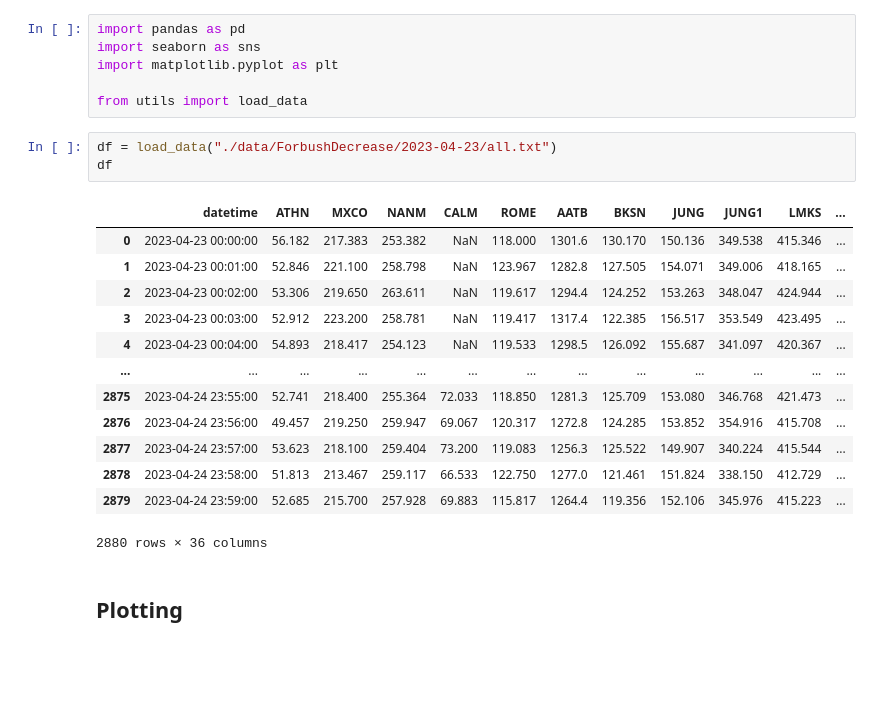
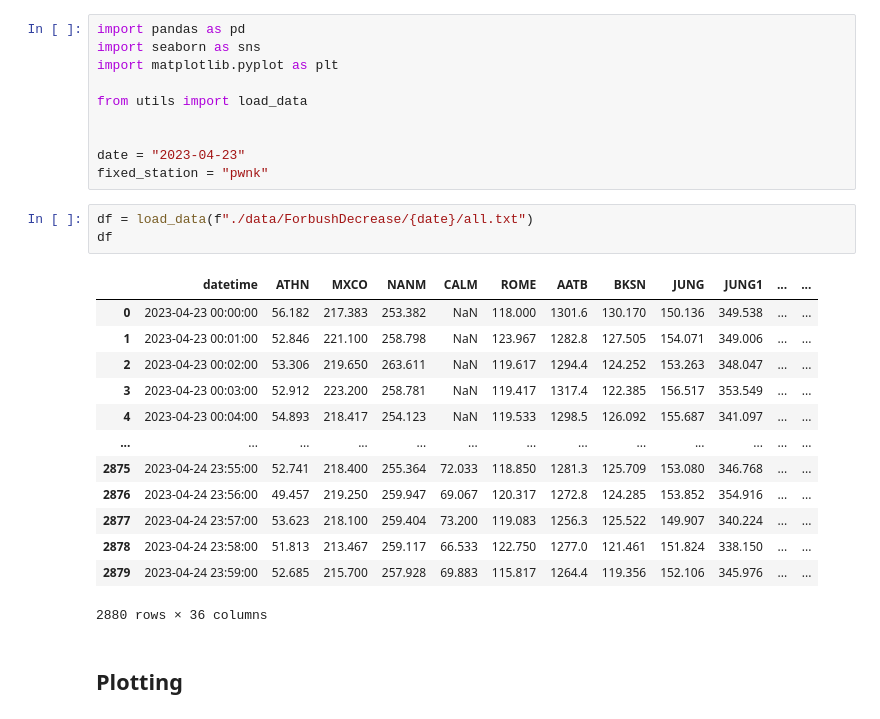
Before and after one commit to dosquisd/NMDB, a Jupyter notebook: 001_process_data.ipynb, the cells around one changed output. Drawn from its saved outputs; the diff is of its cells as text; blank space fills up the shorter version.

```diff
--- a/001_process_data.ipynb
+++ b/001_process_data.ipynb
@@ -4,22 +4,26 @@ import seaborn as sns
 import matplotlib.pyplot as plt
 
 from utils import load_data
+
+
+date = "2023-04-23"
+fixed_station = "pwnk"
 # %%
-df = load_data("./data/ForbushDecrease/2023-04-23/all.txt")
+df = load_data(f"./data/ForbushDecrease/{date}/all.txt")
 df
 # %% [output]
-|  | datetime | ATHN | MXCO | NANM | CALM | ROME | AATB | BKSN | JUNG | JUNG1 | LMKS | ... |
-| 0 | 2023-04-23 00:00:00 | 56.182 | 217.383 | 253.382 | NaN | 118.000 | 1301.6 | 130.170 | 150.136 | 349.538 | 415.346 | ... |
-| 1 | 2023-04-23 00:01:00 | 52.846 | 221.100 | 258.798 | NaN | 123.967 | 1282.8 | 127.505 | 154.071 | 349.006 | 418.165 | ... |
-| 2 | 2023-04-23 00:02:00 | 53.306 | 219.650 | 263.611 | NaN | 119.617 | 1294.4 | 124.252 | 153.263 | 348.047 | 424.944 | ... |
-| 3 | 2023-04-23 00:03:00 | 52.912 | 223.200 | 258.781 | NaN | 119.417 | 1317.4 | 122.385 | 156.517 | 353.549 | 423.495 | ... |
-| 4 | 2023-04-23 00:04:00 | 54.893 | 218.417 | 254.123 | NaN | 119.533 | 1298.5 | 126.092 | 155.687 | 341.097 | 420.367 | ... |
+|  | datetime | ATHN | MXCO | NANM | CALM | ROME | AATB | BKSN | JUNG | JUNG1 | ... | ... |
+| 0 | 2023-04-23 00:00:00 | 56.182 | 217.383 | 253.382 | NaN | 118.000 | 1301.6 | 130.170 | 150.136 | 349.538 | ... | ... |
+| 1 | 2023-04-23 00:01:00 | 52.846 | 221.100 | 258.798 | NaN | 123.967 | 1282.8 | 127.505 | 154.071 | 349.006 | ... | ... |
+| 2 | 2023-04-23 00:02:00 | 53.306 | 219.650 | 263.611 | NaN | 119.617 | 1294.4 | 124.252 | 153.263 | 348.047 | ... | ... |
+| 3 | 2023-04-23 00:03:00 | 52.912 | 223.200 | 258.781 | NaN | 119.417 | 1317.4 | 122.385 | 156.517 | 353.549 | ... | ... |
+| 4 | 2023-04-23 00:04:00 | 54.893 | 218.417 | 254.123 | NaN | 119.533 | 1298.5 | 126.092 | 155.687 | 341.097 | ... | ... |
 | ... | ... | ... | ... | ... | ... | ... | ... | ... | ... | ... | ... | ... |
-| 2875 | 2023-04-24 23:55:00 | 52.741 | 218.400 | 255.364 | 72.033 | 118.850 | 1281.3 | 125.709 | 153.080 | 346.768 | 421.473 | ... |
-| 2876 | 2023-04-24 23:56:00 | 49.457 | 219.250 | 259.947 | 69.067 | 120.317 | 1272.8 | 124.285 | 153.852 | 354.916 | 415.708 | ... |
-| 2877 | 2023-04-24 23:57:00 | 53.623 | 218.100 | 259.404 | 73.200 | 119.083 | 1256.3 | 125.522 | 149.907 | 340.224 | 415.544 | ... |
-| 2878 | 2023-04-24 23:58:00 | 51.813 | 213.467 | 259.117 | 66.533 | 122.750 | 1277.0 | 121.461 | 151.824 | 338.150 | 412.729 | ... |
-| 2879 | 2023-04-24 23:59:00 | 52.685 | 215.700 | 257.928 | 69.883 | 115.817 | 1264.4 | 119.356 | 152.106 | 345.976 | 415.223 | ... |
+| 2875 | 2023-04-24 23:55:00 | 52.741 | 218.400 | 255.364 | 72.033 | 118.850 | 1281.3 | 125.709 | 153.080 | 346.768 | ... | ... |
+| 2876 | 2023-04-24 23:56:00 | 49.457 | 219.250 | 259.947 | 69.067 | 120.317 | 1272.8 | 124.285 | 153.852 | 354.916 | ... | ... |
+| 2877 | 2023-04-24 23:57:00 | 53.623 | 218.100 | 259.404 | 73.200 | 119.083 | 1256.3 | 125.522 | 149.907 | 340.224 | ... | ... |
+| 2878 | 2023-04-24 23:58:00 | 51.813 | 213.467 | 259.117 | 66.533 | 122.750 | 1277.0 | 121.461 | 151.824 | 338.150 | ... | ... |
+| 2879 | 2023-04-24 23:59:00 | 52.685 | 215.700 | 257.928 | 69.883 | 115.817 | 1264.4 | 119.356 | 152.106 | 345.976 | ... | ... |
 2880 rows × 36 columns
 # %% [markdown]
 ## Plotting
```
Also changed, not shown: parts of 1 cell of this notebook, 3 other files.
